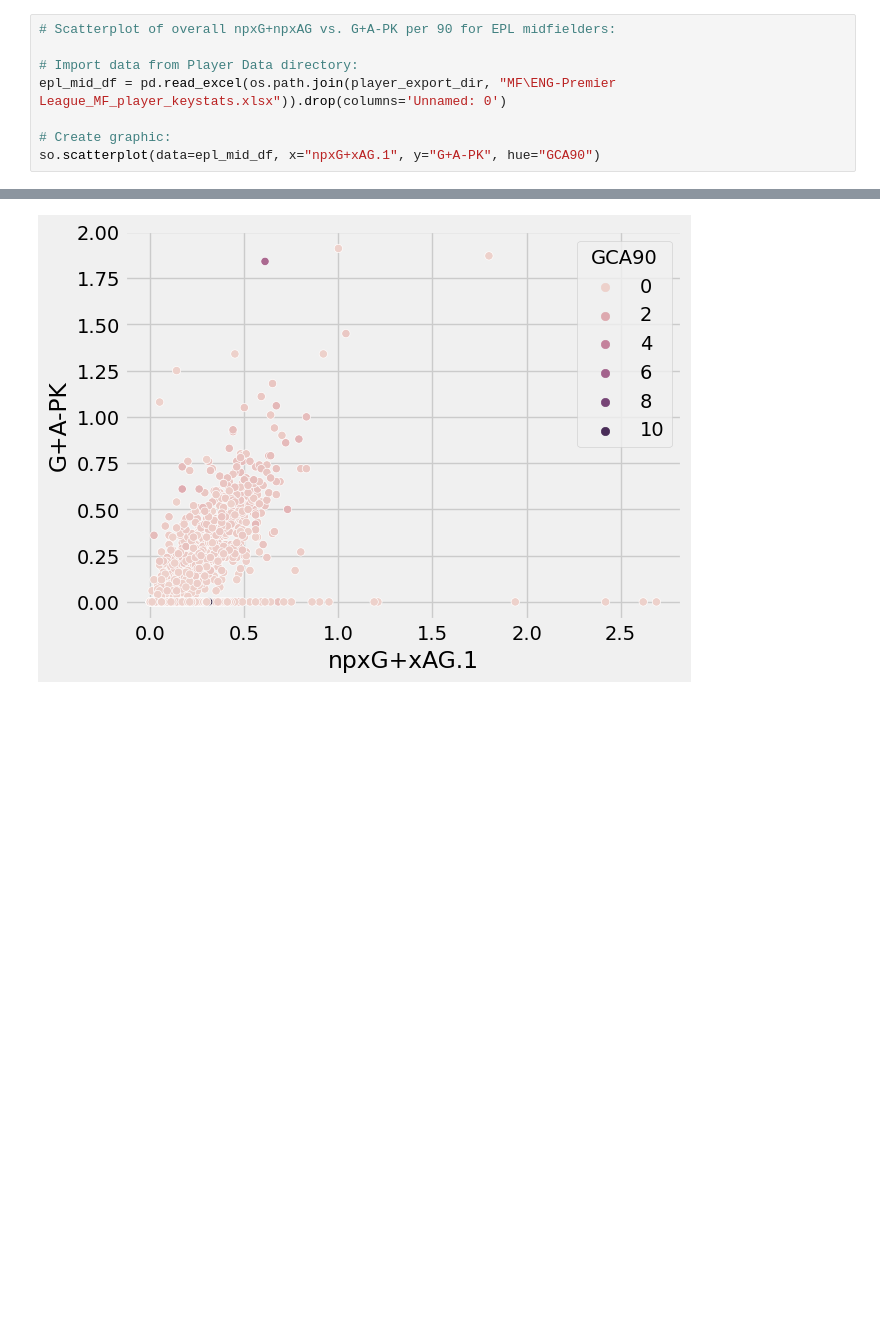
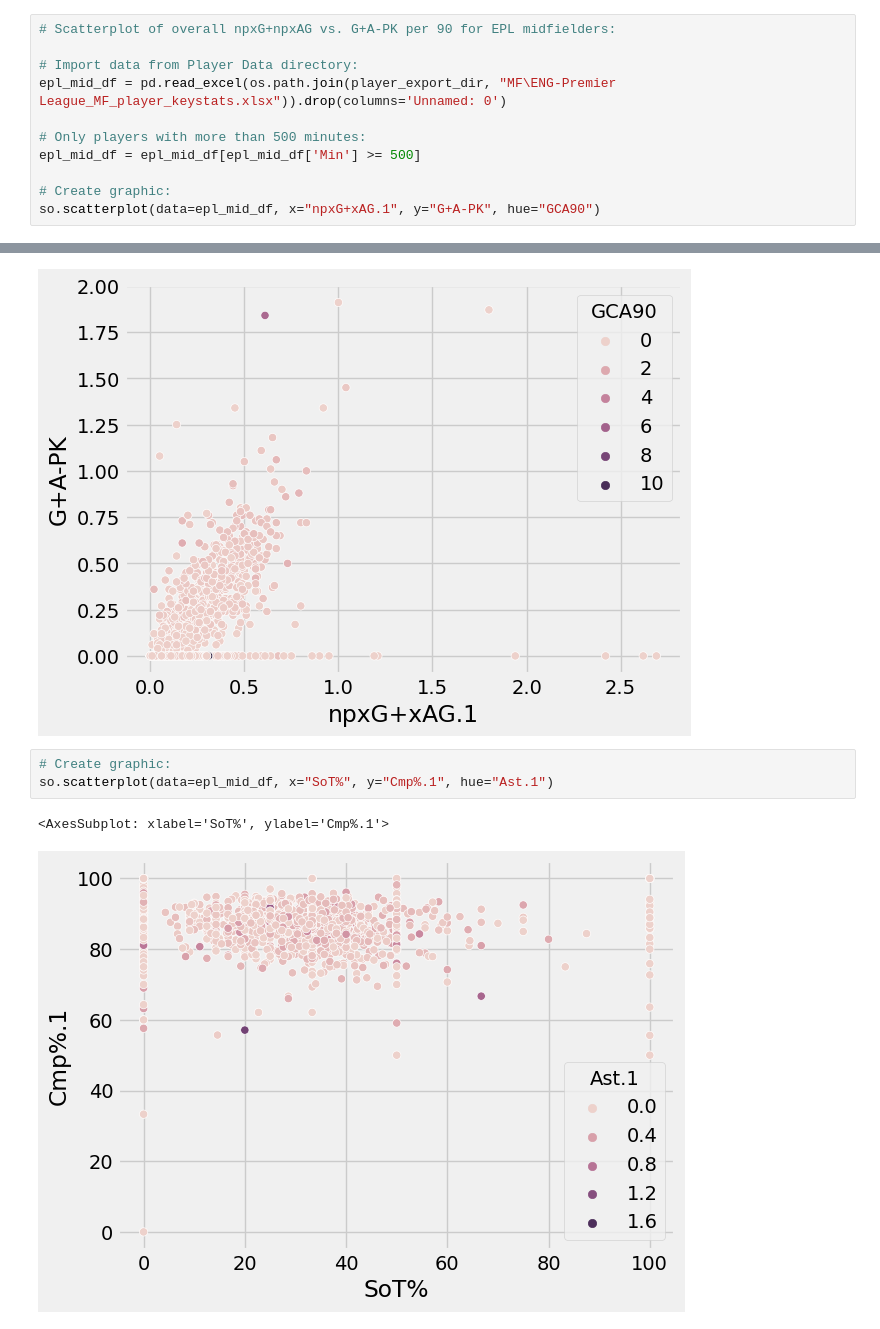
Before and after one commit to cmartins2001/player-valuation-model, a Jupyter notebook: player_summary_tables.ipynb, the cells around one changed output, grey strips where cells are left out. Cells and saved outputs as stored; diff of their text form; blank space fills up the shorter version.

Commit message:
messing around in jupyter. gonna need to re-run player stats script to get minutes played data

```diff
--- a/player_summary_tables.ipynb
+++ b/player_summary_tables.ipynb
@@ -146,9 +148,18 @@ Generate some data visualizations without the transfer value data:
 # Import data from Player Data directory:
 epl_mid_df = pd.read_excel(os.path.join(player_export_dir, "MF\ENG-Premier League_MF_player_keystats.xlsx")).drop(columns='Unnamed: 0')
 
+# Only players with more than 500 minutes:
+epl_mid_df = epl_mid_df[epl_mid_df['Min'] >= 500]
+
 # Create graphic:
 so.scatterplot(data=epl_mid_df, x="npxG+xAG.1", y="G+A-PK", hue="GCA90")
 # %% [output]
 <AxesSubplot: xlabel='npxG+xAG.1', ylabel='G+A-PK'>
 [figure]
+# %%
+# Create graphic:
+so.scatterplot(data=epl_mid_df, x="SoT%", y="Cmp%.1", hue="Ast.1")
+# %% [output]
+<AxesSubplot: xlabel='SoT%', ylabel='Cmp%.1'>
+[figure, added]
 # %%
```
Also changed, not shown: parts of 2 cells of this notebook.
